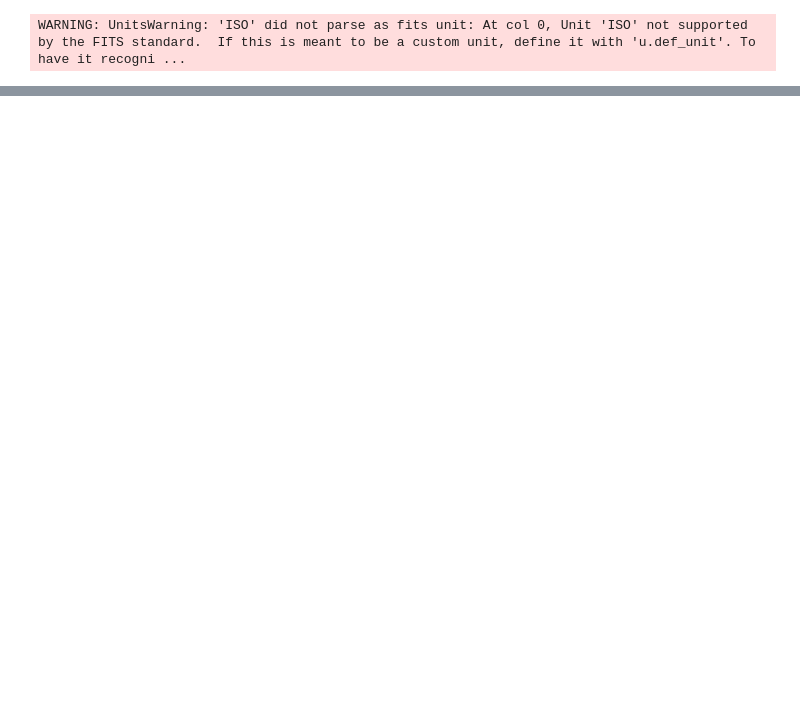
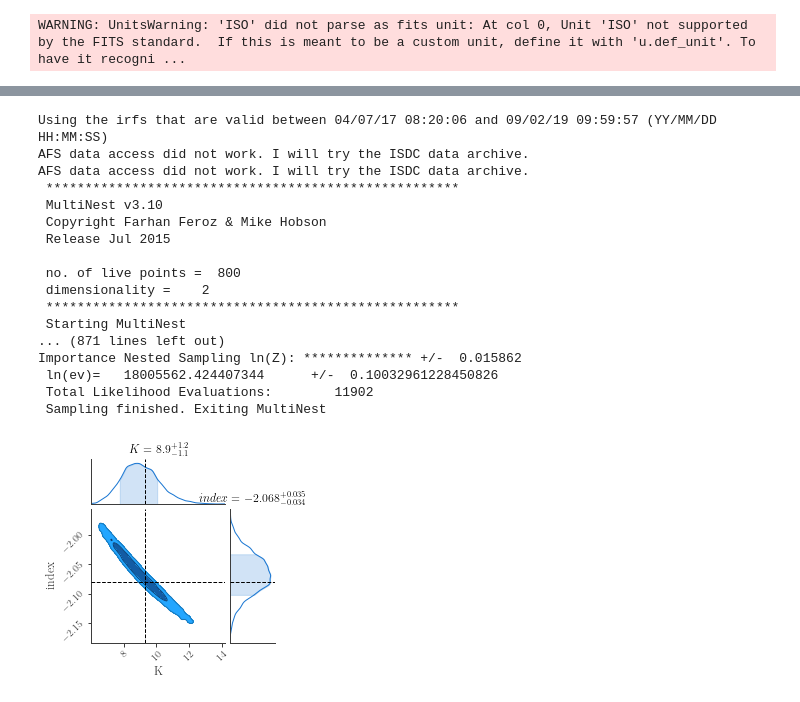
Before and after one commit to moej56153/Master_Thesis, a Jupyter notebook: integral_data_analysis/crab_analysis.ipynb, the cells around one changed output, grey strips where cells are left out. Drawn from its saved outputs; the diff is of its cells as text; code cells hidden in the pictures; blank space fills up the shorter version.

```diff
--- a/integral_data_analysis/crab_analysis.ipynb
+++ b/integral_data_analysis/crab_analysis.ipynb
@@ -506,0 +540,22 @@ Importance Nested Sampling ln(Z): ************** +/-  0.015410
+# %%
+pointings = (("crab_data/0727", '072700090010', '072700140010'),)
+fit_crab_2_pointings(pointings)
+# %% [output]
+Using the irfs that are valid between 04/07/17 08:20:06 and 09/02/19 09:59:57 (YY/MM/DD HH:MM:SS)
+AFS data access did not work. I will try the ISDC data archive.
+AFS data access did not work. I will try the ISDC data archive.
+ *****************************************************
+ MultiNest v3.10
+ Copyright Farhan Feroz & Mike Hobson
+ Release Jul 2015
+
+ no. of live points =  800
+ dimensionality =    2
+ *****************************************************
+ Starting MultiNest
+... (871 lines left out)
+Importance Nested Sampling ln(Z): ************** +/-  0.015862
+ ln(ev)=   18005562.424407344      +/-  0.10032961228450826
+ Total Likelihood Evaluations:        11902
+ Sampling finished. Exiting MultiNest
+[figure, added]
```
Also changed, not shown: parts of 9 cells of this notebook, 8 other files.
